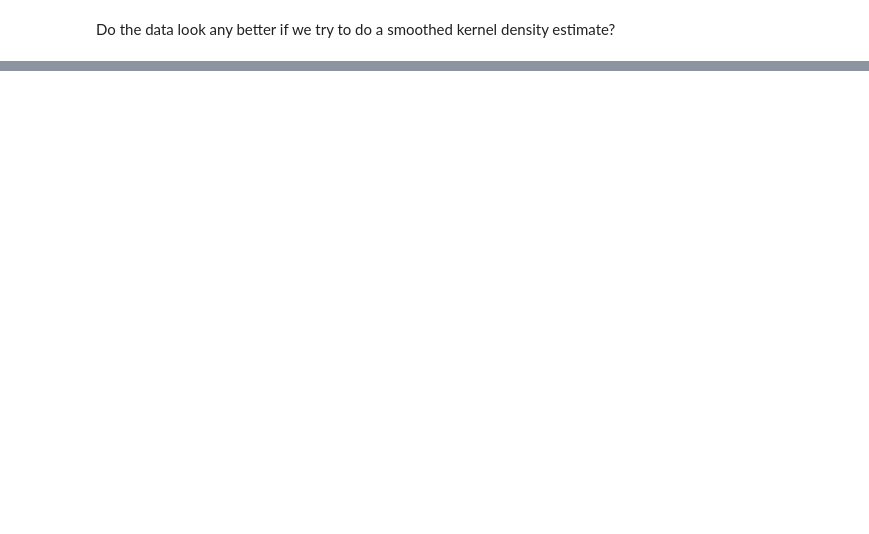
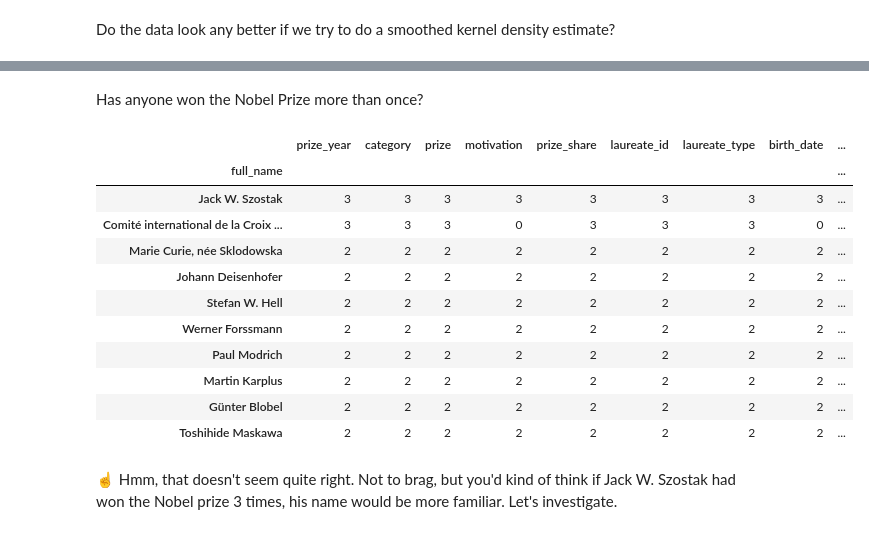
Before and after one commit to briandk/2020-virtual-program-in-data-science, a Jupyter notebook: nobel_winners.ipynb, the cells around one changed output, grey strips where cells are left out. Saved outputs shown, nothing was run; the diff lists cells and outputs as text; code cells hidden in the pictures; blank space fills up the shorter version.

```diff
--- a/nobel_winners.ipynb
+++ b/nobel_winners.ipynb
@@ -89,0 +156,19 @@ Do the data look any better if we try to do a smoothed kernel density estimate?
+# %% [markdown]
+Has anyone won the Nobel Prize more than once?
+# %%
+nobel_winners.groupby('full_name').count().sort_values('prize_year', ascending = False).head(n = 10)
+# %% [output]
+|  | prize_year | category | prize | motivation | prize_share | laureate_id | laureate_type | birth_date | ... |
+| full_name |  |  |  |  |  |  |  |  | ... |
+| Jack W. Szostak | 3 | 3 | 3 | 3 | 3 | 3 | 3 | 3 | ... |
+| Comité international de la Croix ... | 3 | 3 | 3 | 0 | 3 | 3 | 3 | 0 | ... |
+| Marie Curie, née Sklodowska | 2 | 2 | 2 | 2 | 2 | 2 | 2 | 2 | ... |
+| Johann Deisenhofer | 2 | 2 | 2 | 2 | 2 | 2 | 2 | 2 | ... |
+| Stefan W. Hell | 2 | 2 | 2 | 2 | 2 | 2 | 2 | 2 | ... |
+| Werner Forssmann | 2 | 2 | 2 | 2 | 2 | 2 | 2 | 2 | ... |
+| Paul Modrich | 2 | 2 | 2 | 2 | 2 | 2 | 2 | 2 | ... |
+| Martin Karplus | 2 | 2 | 2 | 2 | 2 | 2 | 2 | 2 | ... |
+| Günter Blobel | 2 | 2 | 2 | 2 | 2 | 2 | 2 | 2 | ... |
+| Toshihide Maskawa | 2 | 2 | 2 | 2 | 2 | 2 | 2 | 2 | ... |
+# %% [markdown]
+☝️ Hmm, that doesn't seem quite right. Not to brag, but you'd kind of think if Jack W. Szostak had won the Nobel prize 3 times, his name would be more familiar. Let's investigate.
```
Also changed, not shown: parts of 21 cells of this notebook.
